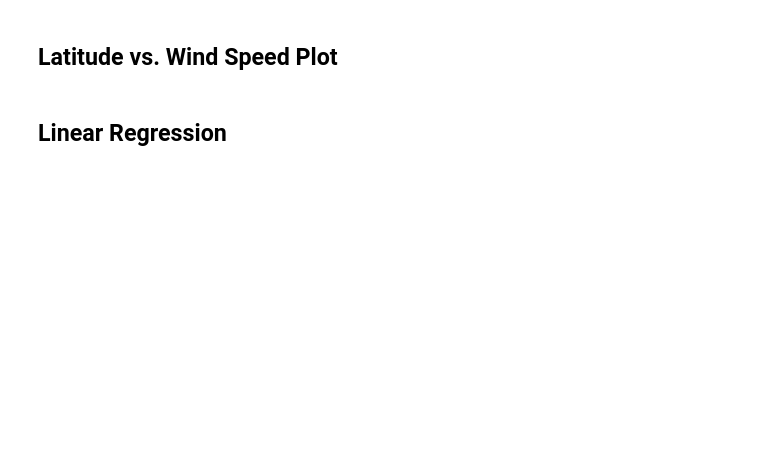
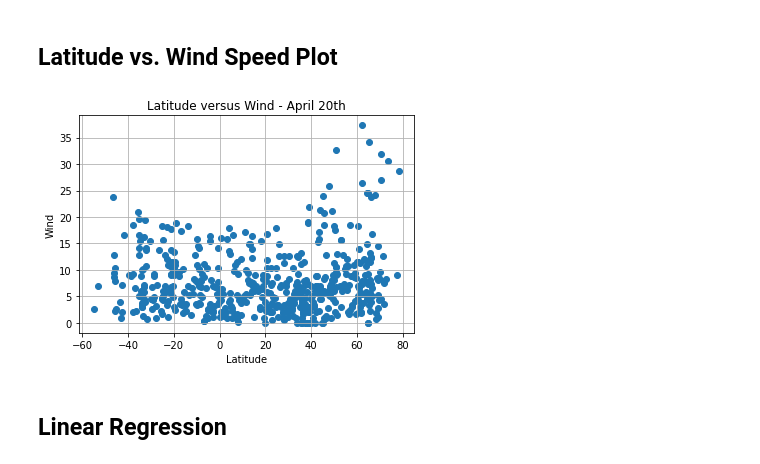
Before and after one commit to jbui009/python-api-challenge, a Jupyter notebook: WeatherPy-FINAL.ipynb, the cells around one changed output. Saved outputs shown, nothing was run; the diff lists cells and outputs as text; code cells hidden in the pictures; blank space fills up the shorter version.

```diff
--- a/WeatherPy-FINAL.ipynb
+++ b/WeatherPy-FINAL.ipynb
@@ -176,11 +215,13 @@ plt.savefig('Lat_v_Cloudiness.png')
 # %% [markdown]
 ## Latitude vs. Wind Speed Plot
 # %%
-plt.scatter(CitiesDF["Latitude"], CitiesDF["Windspeed"])
-plt.title("Latitude versus Windspeed - April 20th")
+plt.scatter(Cities_df["Latitude"], Cities_df["Windspeed"])
+plt.title("Latitude versus Wind - April 20th")
 plt.xlabel("Latitude")
-plt.ylabel("Windspeed")
+plt.ylabel("Wind")
 plt.grid(True)
 plt.savefig('Lat_v_Windspeed.png')
+# %% [output]
+[figure, added]
 # %% [markdown]
 ## Linear Regression
```
Also changed, not shown: parts of 27 cells of this notebook, 4 other files.
